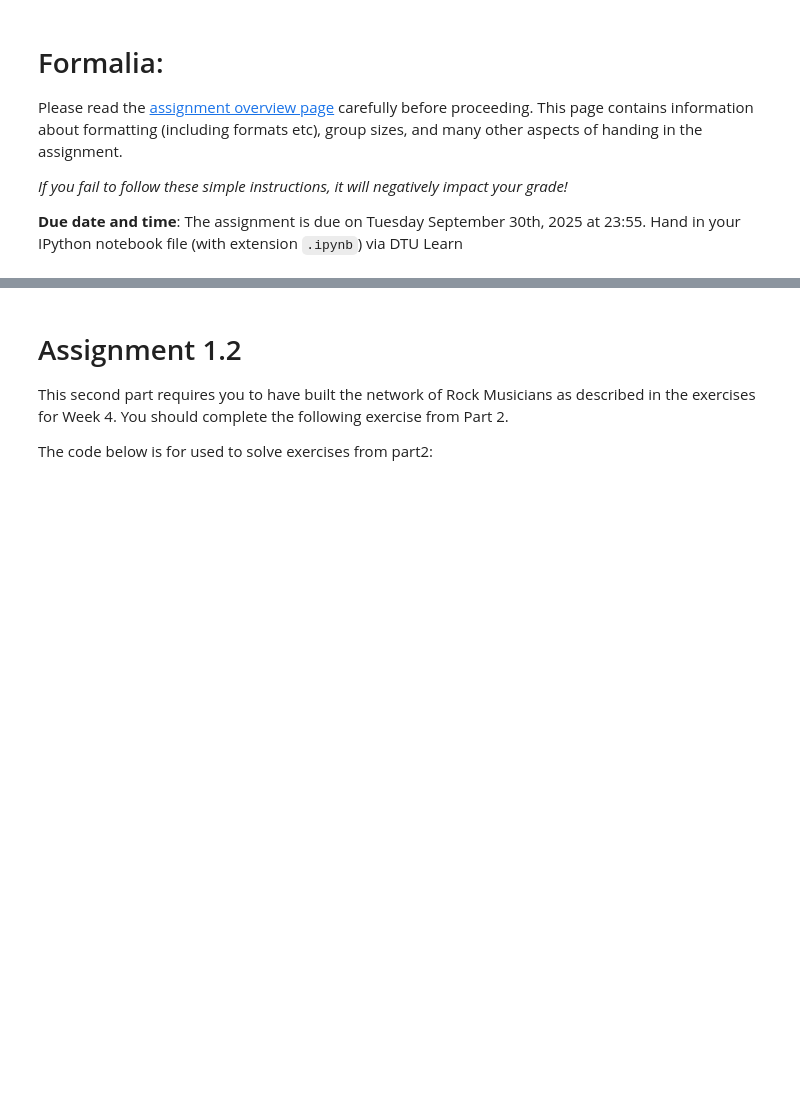
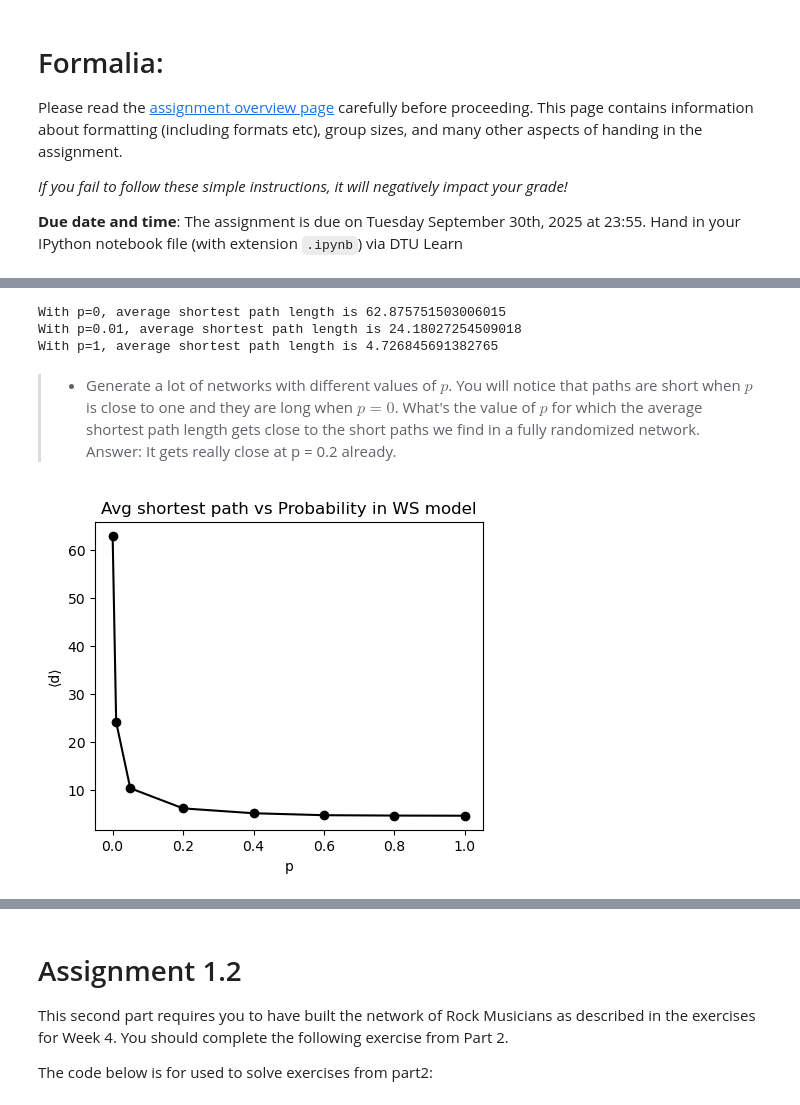
Before and after one commit to Lukog05/Social_Graphs_and_Interactions, a Jupyter notebook: Assignment1/SGAI_Assignment1_Copy.ipynb, the cells around one changed output, grey strips where cells are left out. Saved outputs shown, nothing was run; the diff lists cells and outputs as text; code cells hidden in the pictures; blank space fills up the shorter version.

```diff
--- a/Assignment1/SGAI_Assignment1_Copy.ipynb
+++ b/Assignment1/SGAI_Assignment1_Copy.ipynb
@@ -43,0 +33,38 @@ And from **Part 2**
+# %%
+import networkx as nx
+
+N = 500
+k = 4
+p_values = [0, 0.01, 1]
+
+for p in p_values:
+    G = nx.watts_strogatz_graph(N, k, p, seed=42)
+    print(f"With p={p}, average shortest path length is {nx.average_shortest_path_length(G)}")
+# %% [output]
+With p=0, average shortest path length is 62.875751503006015
+With p=0.01, average shortest path length is 24.18027254509018
+With p=1, average shortest path length is 4.726845691382765
+# %% [markdown]
+> * Generate a lot of networks with different values of $p$. You will notice that paths are short when $p$ is close to one and they are long when $p = 0$. What's the value of $p$ for which the average shortest path length gets close to the short paths we find in a fully randomized network. \
+> Answer: It gets really close at p = 0.2 already.
+# %%
+import matplotlib.pyplot as plt
+
+N = 500
+k = 4
+p_values = [0, 0.01, 0.05, 0.2, 0.4, 0.6, 0.8, 1]
+d_values = []
+
+plt.figure(figsize=(5, 4))
+for p in p_values:
+    G = nx.watts_strogatz_graph(N, k, p, seed=42)
+    d_values.append(nx.average_shortest_path_length(G))
+    plt.scatter(p, nx.average_shortest_path_length(G), color='black')
+
+plt.plot(p_values, d_values, color='black')
+plt.xlabel('p')
+plt.ylabel('⟨d⟩')
+plt.title('Avg shortest path vs Probability in WS model')
+plt.show()
+# %% [output]
+[figure, added]
```
Also changed, not shown: parts of 8 cells of this notebook.
